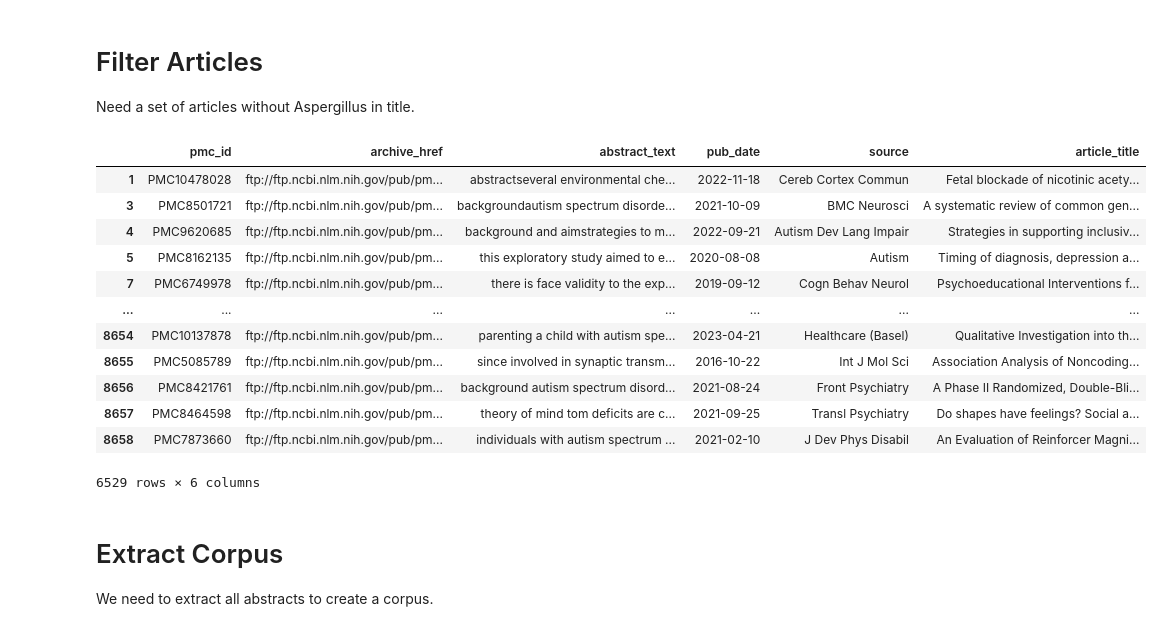
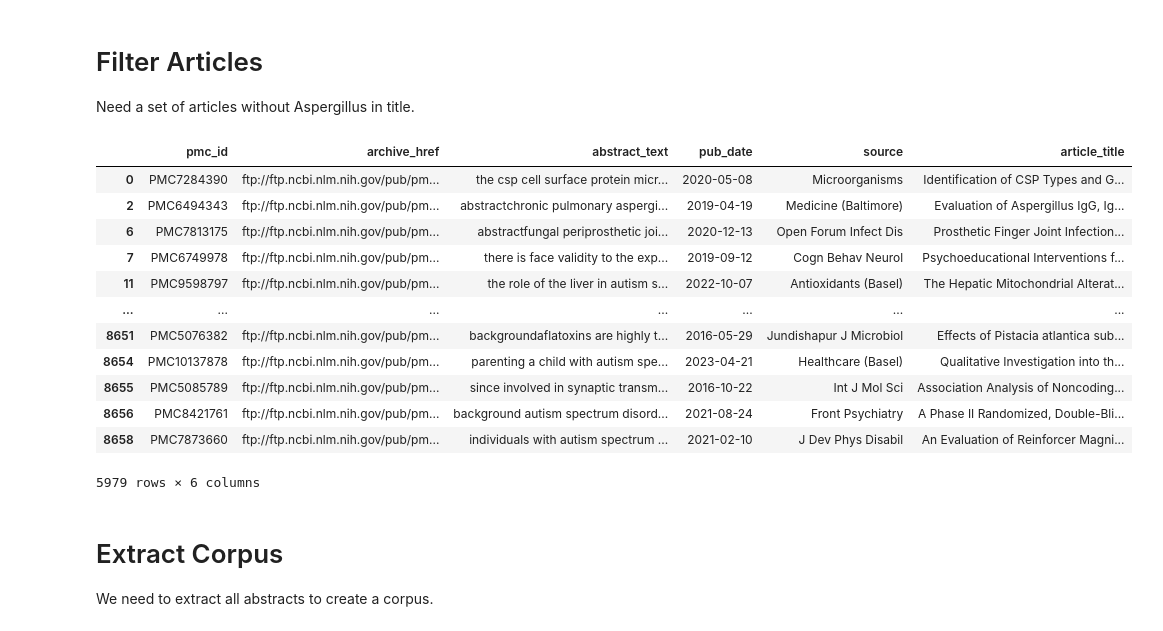
Before and after one commit to EthanDayley/asd-siloing-exploratory, a Jupyter notebook: data_analysis/word_embeddings.ipynb, the cells around one changed output. Cells and saved outputs as stored; diff of their text form; code cells hidden in the pictures.

Commit message:
Fixed word embeddings validation notebook to properly filter rticles

```diff
--- a/data_analysis/word_embeddings.ipynb
+++ b/data_analysis/word_embeddings.ipynb
@@ -73,25 +73,28 @@ done reading "articles" table
 # Filter Articles
 Need a set of articles without Aspergillus in title.
 # %%
-# filter out any articles with "Aspergillus" in title
-filtered_articles = articles[~articles["article_title"].str.contains('spergillus')]
+asd_search_terms = ['autis', 'asperger']
+
+# filter out any articles which don't have autis* or asperger in title
+filtered_articles = articles[~articles["article_title"].str.contains('|'.join(asd_search_terms))]
+
 # get a set of all articles with "Aspergillus" in title
-asg_articles = articles[~articles['article_title'].str.contains('spergillus')]
+asg_articles = articles[~articles['article_title'].str.contains('|'.join(asd_search_terms))]
 filtered_articles
 # %% [output]
 |  | pmc_id | archive_href | abstract_text | pub_date | source | article_title |
-| 1 | PMC10478028 | ftp://ftp.ncbi.nlm.nih.gov/pub/pm... | abstractseveral environmental che... | 2022-11-18 | Cereb Cortex Commun | Fetal blockade of nicotinic acety... |
-| 3 | PMC8501721 | ftp://ftp.ncbi.nlm.nih.gov/pub/pm... | backgroundautism spectrum disorde... | 2021-10-09 | BMC Neurosci | A systematic review of common gen... |
-| 4 | PMC9620685 | ftp://ftp.ncbi.nlm.nih.gov/pub/pm... | background and aimstrategies to m... | 2022-09-21 | Autism Dev Lang Impair | Strategies in supporting inclusiv... |
-| 5 | PMC8162135 | ftp://ftp.ncbi.nlm.nih.gov/pub/pm... | this exploratory study aimed to e... | 2020-08-08 | Autism | Timing of diagnosis, depression a... |
+| 0 | PMC7284390 | ftp://ftp.ncbi.nlm.nih.gov/pub/pm... | the csp cell surface protein micr... | 2020-05-08 | Microorganisms | Identification of CSP Types and G... |
+| 2 | PMC6494343 | ftp://ftp.ncbi.nlm.nih.gov/pub/pm... | abstractchronic pulmonary aspergi... | 2019-04-19 | Medicine (Baltimore) | Evaluation of Aspergillus IgG, Ig... |
+| 6 | PMC7813175 | ftp://ftp.ncbi.nlm.nih.gov/pub/pm... | abstractfungal periprosthetic joi... | 2020-12-13 | Open Forum Infect Dis | Prosthetic Finger Joint Infection... |
 | 7 | PMC6749978 | ftp://ftp.ncbi.nlm.nih.gov/pub/pm... | there is face validity to the exp... | 2019-09-12 | Cogn Behav Neurol | Psychoeducational Interventions f... |
+| 11 | PMC9598797 | ftp://ftp.ncbi.nlm.nih.gov/pub/pm... | the role of the liver in autism s... | 2022-10-07 | Antioxidants (Basel) | The Hepatic Mitochondrial Alterat... |
 | ... | ... | ... | ... | ... | ... | ... |
+| 8651 | PMC5076382 | ftp://ftp.ncbi.nlm.nih.gov/pub/pm... | backgroundaflatoxins are highly t... | 2016-05-29 | Jundishapur J Microbiol | Effects of Pistacia atlantica sub... |
 | 8654 | PMC10137878 | ftp://ftp.ncbi.nlm.nih.gov/pub/pm... | parenting a child with autism spe... | 2023-04-21 | Healthcare (Basel) | Qualitative Investigation into th... |
 | 8655 | PMC5085789 | ftp://ftp.ncbi.nlm.nih.gov/pub/pm... | since involved in synaptic transm... | 2016-10-22 | Int J Mol Sci | Association Analysis of Noncoding... |
 | 8656 | PMC8421761 | ftp://ftp.ncbi.nlm.nih.gov/pub/pm... | background autism spectrum disord... | 2021-08-24 | Front Psychiatry | A Phase II Randomized, Double-Bli... |
-| 8657 | PMC8464598 | ftp://ftp.ncbi.nlm.nih.gov/pub/pm... | theory of mind tom deficits are c... | 2021-09-25 | Transl Psychiatry | Do shapes have feelings? Social a... |
 | 8658 | PMC7873660 | ftp://ftp.ncbi.nlm.nih.gov/pub/pm... | individuals with autism spectrum ... | 2021-02-10 | J Dev Phys Disabil | An Evaluation of Reinforcer Magni... |
-6529 rows × 6 columns
+5979 rows × 6 columns
 # %% [markdown]
 # Extract Corpus
 We need to extract all abstracts to create a corpus.
```
Also changed, not shown: parts of 25 cells of this notebook.
